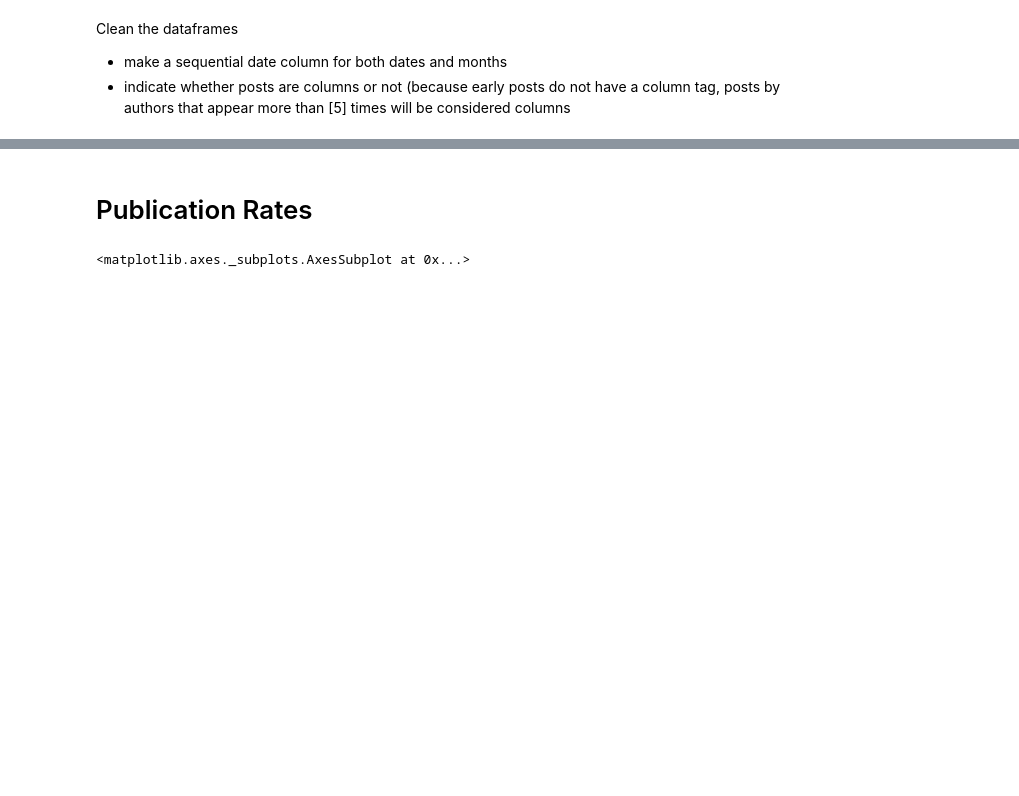
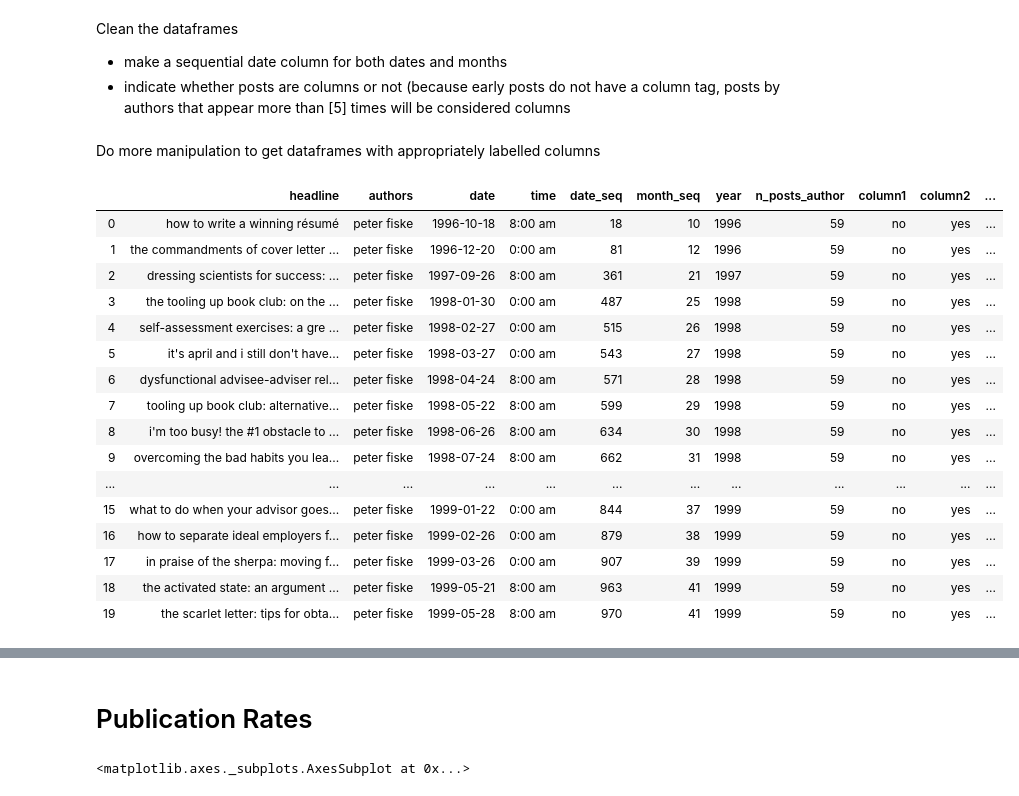
Before and after one commit to crboothb/sciencemag-careers-analysis, a Jupyter notebook: scripts/Test_Analysis2.ipynb, the cells around one changed output, grey strips where cells are left out. Saved outputs shown, nothing was run; the diff lists cells and outputs as text; code cells hidden in the pictures; blank space fills up the shorter version.

```diff
--- a/scripts/Test_Analysis2.ipynb
+++ b/scripts/Test_Analysis2.ipynb
@@ -69,3 +74,28 @@ Clean the dataframes
 # %%
 edi_df = imp.seq_dates(edi_df, "editorial")
 tag_df = imp.seq_dates(tag_df, "tags")
+
+tags_df = imp.id_columns(tag_df)
+# %% [markdown]
+Do more manipulation to get dataframes with appropriately labelled columns
+# %%
+tags_df = tgs.seperate_tags(tags_df)
+tags_df.head(20)
+# %% [output]
+|  | headline | authors | date | time | date_seq | month_seq | year | n_posts_author | column1 | column2 | ... |
+| 0 | how to write a winning résumé | peter fiske | 1996-10-18 | 8:00 am | 18 | 10 | 1996 | 59 | no | yes | ... |
+| 1 | the commandments of cover letter ... | peter fiske | 1996-12-20 | 0:00 am | 81 | 12 | 1996 | 59 | no | yes | ... |
+| 2 | dressing scientists for success: ... | peter fiske | 1997-09-26 | 8:00 am | 361 | 21 | 1997 | 59 | no | yes | ... |
+| 3 | the tooling up book club: on the ... | peter fiske | 1998-01-30 | 0:00 am | 487 | 25 | 1998 | 59 | no | yes | ... |
+| 4 | self-assessment exercises: a gre ... | peter fiske | 1998-02-27 | 0:00 am | 515 | 26 | 1998 | 59 | no | yes | ... |
+| 5 | it's april and i still don't have... | peter fiske | 1998-03-27 | 0:00 am | 543 | 27 | 1998 | 59 | no | yes | ... |
+| 6 | dysfunctional advisee-adviser rel... | peter fiske | 1998-04-24 | 8:00 am | 571 | 28 | 1998 | 59 | no | yes | ... |
+| 7 | tooling up book club: alternative... | peter fiske | 1998-05-22 | 8:00 am | 599 | 29 | 1998 | 59 | no | yes | ... |
+| 8 | i'm too busy! the #1 obstacle to ... | peter fiske | 1998-06-26 | 8:00 am | 634 | 30 | 1998 | 59 | no | yes | ... |
+| 9 | overcoming the bad habits you lea... | peter fiske | 1998-07-24 | 8:00 am | 662 | 31 | 1998 | 59 | no | yes | ... |
+| ... | ... | ... | ... | ... | ... | ... | ... | ... | ... | ... | ... |
+| 15 | what to do when your advisor goes... | peter fiske | 1999-01-22 | 0:00 am | 844 | 37 | 1999 | 59 | no | yes | ... |
+| 16 | how to separate ideal employers f... | peter fiske | 1999-02-26 | 0:00 am | 879 | 38 | 1999 | 59 | no | yes | ... |
+| 17 | in praise of the sherpa: moving f... | peter fiske | 1999-03-26 | 0:00 am | 907 | 39 | 1999 | 59 | no | yes | ... |
+| 18 | the activated state: an argument ... | peter fiske | 1999-05-21 | 8:00 am | 963 | 41 | 1999 | 59 | no | yes | ... |
+| 19 | the scarlet letter: tips for obta... | peter fiske | 1999-05-28 | 8:00 am | 970 | 41 | 1999 | 59 | no | yes | ... |
```
Also changed, not shown: parts of 4 cells of this notebook, 23 other files.
